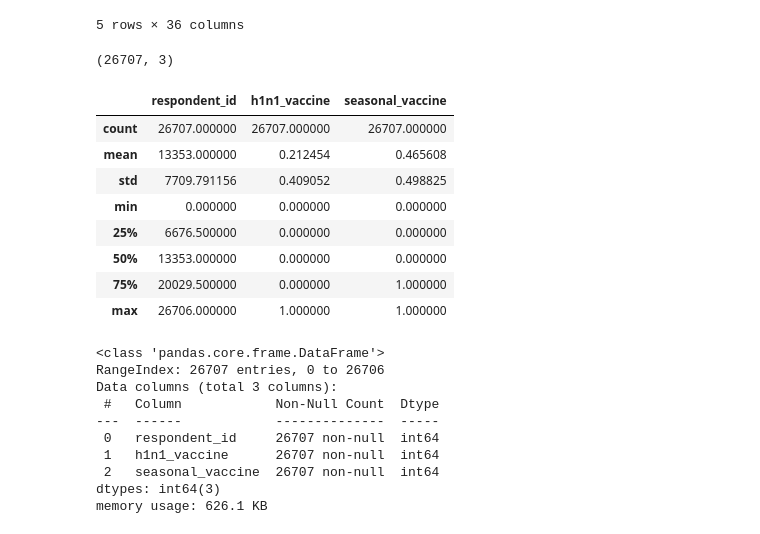
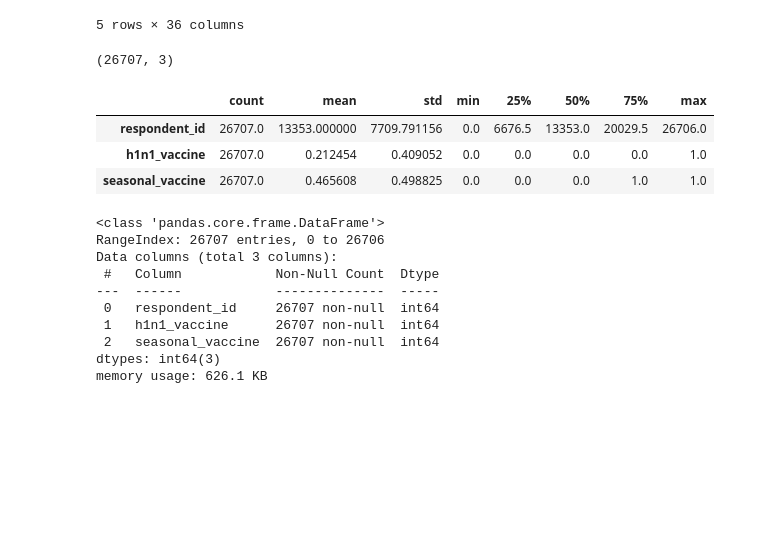
Before and after one commit to ludaiseattle/DMA_sub, a Jupyter notebook: Coursework1.ipynb, the cells around one changed output. Cells and saved outputs as stored; diff of their text form; code cells hidden in the pictures; blank space fills up the shorter version.

```diff
--- a/Coursework1.ipynb
+++ b/Coursework1.ipynb
@@ -40,18 +40,13 @@ data.head()
 5 rows × 36 columns
 # %%
 print(label.shape)
-label.describe()
+label.describe().T
 # %% [output]
 (26707, 3)
-|  | respondent_id | h1n1_vaccine | seasonal_vaccine |
-| count | 26707.000000 | 26707.000000 | 26707.000000 |
-| mean | 13353.000000 | 0.212454 | 0.465608 |
-| std | 7709.791156 | 0.409052 | 0.498825 |
-| min | 0.000000 | 0.000000 | 0.000000 |
-| 25% | 6676.500000 | 0.000000 | 0.000000 |
-| 50% | 13353.000000 | 0.000000 | 0.000000 |
-| 75% | 20029.500000 | 0.000000 | 1.000000 |
-| max | 26706.000000 | 1.000000 | 1.000000 |
+|  | count | mean | std | min | 25% | 50% | 75% | max |
+| respondent_id | 26707.0 | 13353.000000 | 7709.791156 | 0.0 | 6676.5 | 13353.0 | 20029.5 | 26706.0 |
+| h1n1_vaccine | 26707.0 | 0.212454 | 0.409052 | 0.0 | 0.0 | 0.0 | 0.0 | 1.0 |
+| seasonal_vaccine | 26707.0 | 0.465608 | 0.498825 | 0.0 | 0.0 | 0.0 | 1.0 | 1.0 |
 # %%
 label.info()
 # %% [output]
```
Also changed, not shown: parts of 48 cells of this notebook.
